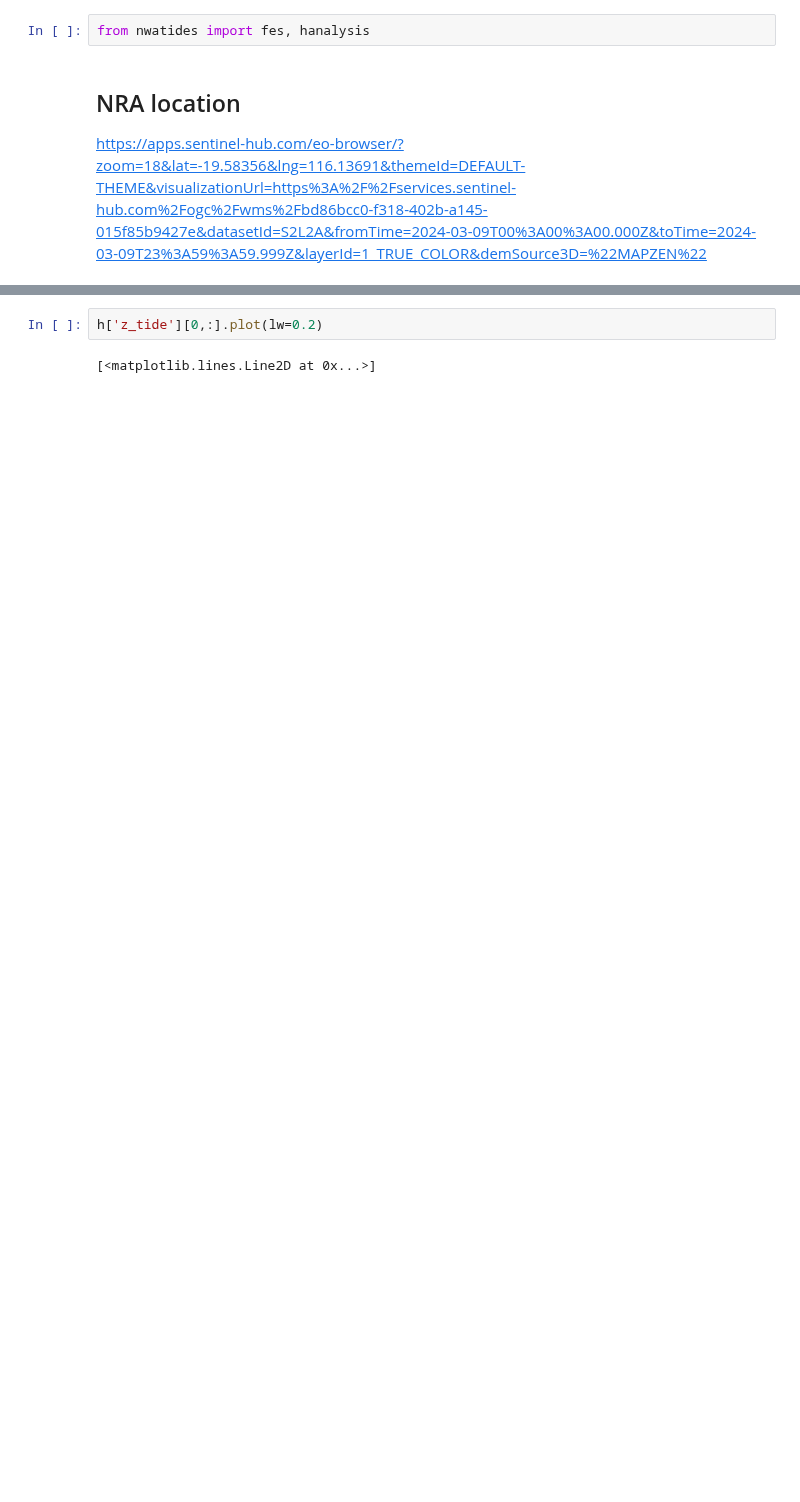
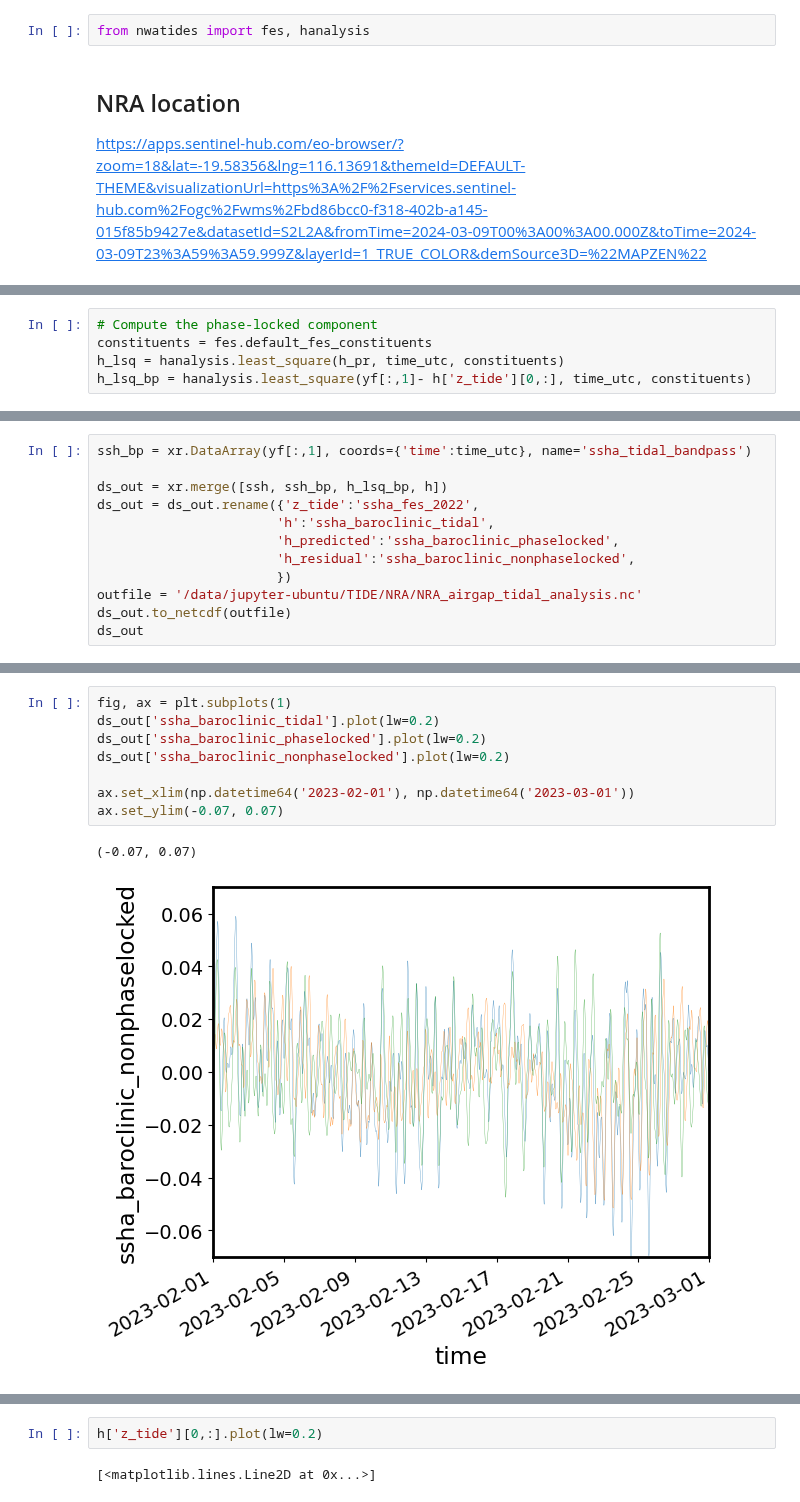
Before and after one commit to TIDE-ITRH/swot_adac_naust, a Jupyter notebook: NOTEBOOKS/play_w_NRA_airgap.ipynb, the cells around one changed output, grey strips where cells are left out. Drawn from its saved outputs; the diff is of its cells as text; blank space fills up the shorter version.

```diff
--- a/NOTEBOOKS/play_w_NRA_airgap.ipynb
+++ b/NOTEBOOKS/play_w_NRA_airgap.ipynb
@@ -105,0 +157,5 @@ Data variables:
+# %%
+# Compute the phase-locked component
+constituents = fes.default_fes_constituents
+h_lsq = hanalysis.least_square(h_pr, time_utc, constituents)
+h_lsq_bp = hanalysis.least_square(yf[:,1]- h['z_tide'][0,:], time_utc, constituents)
@@ -105,0 +169,12 @@ Data variables:
+# %%
+ssh_bp = xr.DataArray(yf[:,1], coords={'time':time_utc}, name='ssha_tidal_bandpass')
+
+ds_out = xr.merge([ssh, ssh_bp, h_lsq_bp, h])
+ds_out = ds_out.rename({'z_tide':'ssha_fes_2022',
+                       'h':'ssha_baroclinic_tidal',
+                       'h_predicted':'ssha_baroclinic_phaselocked',
+                       'h_residual':'ssha_baroclinic_nonphaselocked',
+                       })
+outfile = '/data/jupyter-ubuntu/TIDE/NRA/NRA_airgap_tidal_analysis.nc'
+ds_out.to_netcdf(outfile)
+ds_out
@@ -105,0 +200,11 @@ Data variables:
+# %%
+fig, ax = plt.subplots(1)
+ds_out['ssha_baroclinic_tidal'].plot(lw=0.2)
+ds_out['ssha_baroclinic_phaselocked'].plot(lw=0.2)
+ds_out['ssha_baroclinic_nonphaselocked'].plot(lw=0.2)
+
+ax.set_xlim(np.datetime64('2023-02-01'), np.datetime64('2023-03-01'))
+ax.set_ylim(-0.07, 0.07)
+# %% [output]
+(-0.07, 0.07)
+[figure, added]
```
Also changed, not shown: parts of 16 cells of this notebook, 5 other files.
